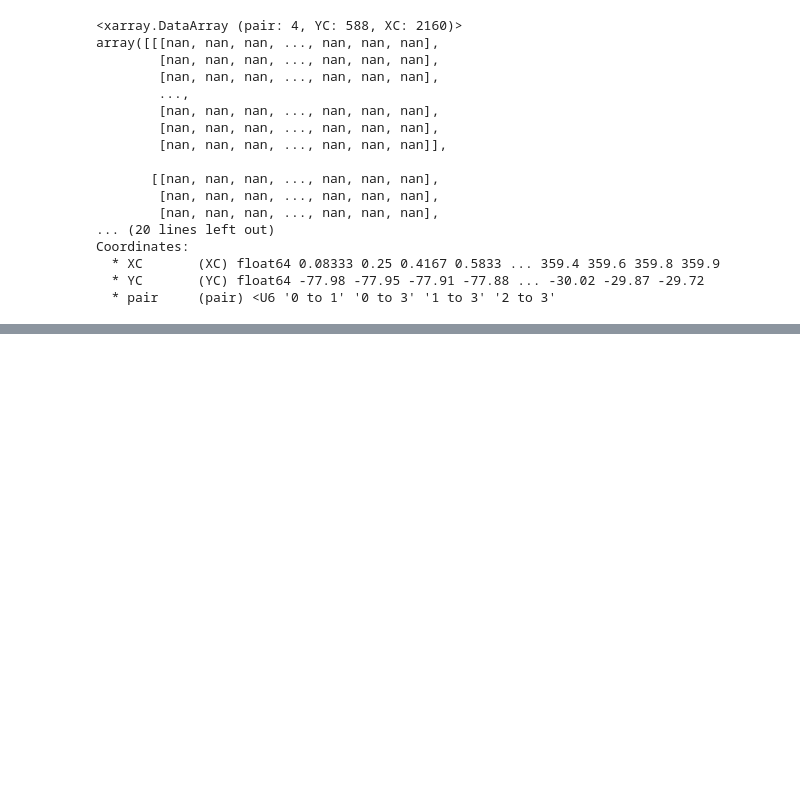
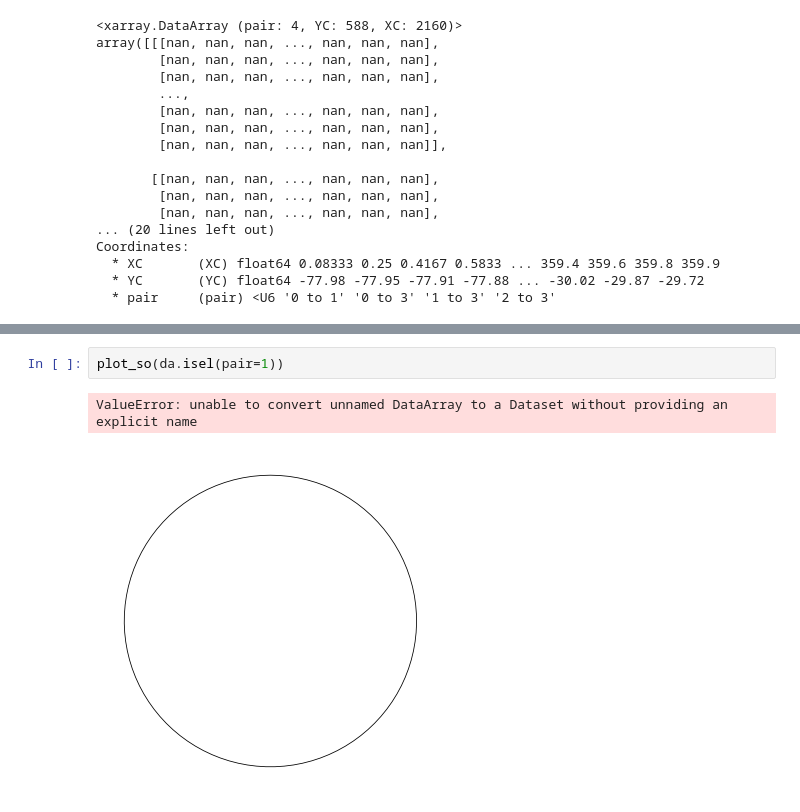
Before and after one commit to sdat2/pyxpcm, a Jupyter notebook: old-ipynb/plot_i_metric.ipynb, the cells around one changed output, grey strips where cells are left out. Drawn from its saved outputs; the diff is of its cells as text; blank space fills up the shorter version.

```diff
--- a/old-ipynb/plot_i_metric.ipynb
+++ b/old-ipynb/plot_i_metric.ipynb
@@ -391,0 +530,5 @@ Coordinates:
+# %%
+plot_so(da.isel(pair=1))
+# %% [output]
+ValueError: unable to convert unnamed DataArray to a Dataset without providing an explicit name
+[figure, added]
```
Also changed, not shown: parts of 9 cells of this notebook, 3 other files.
